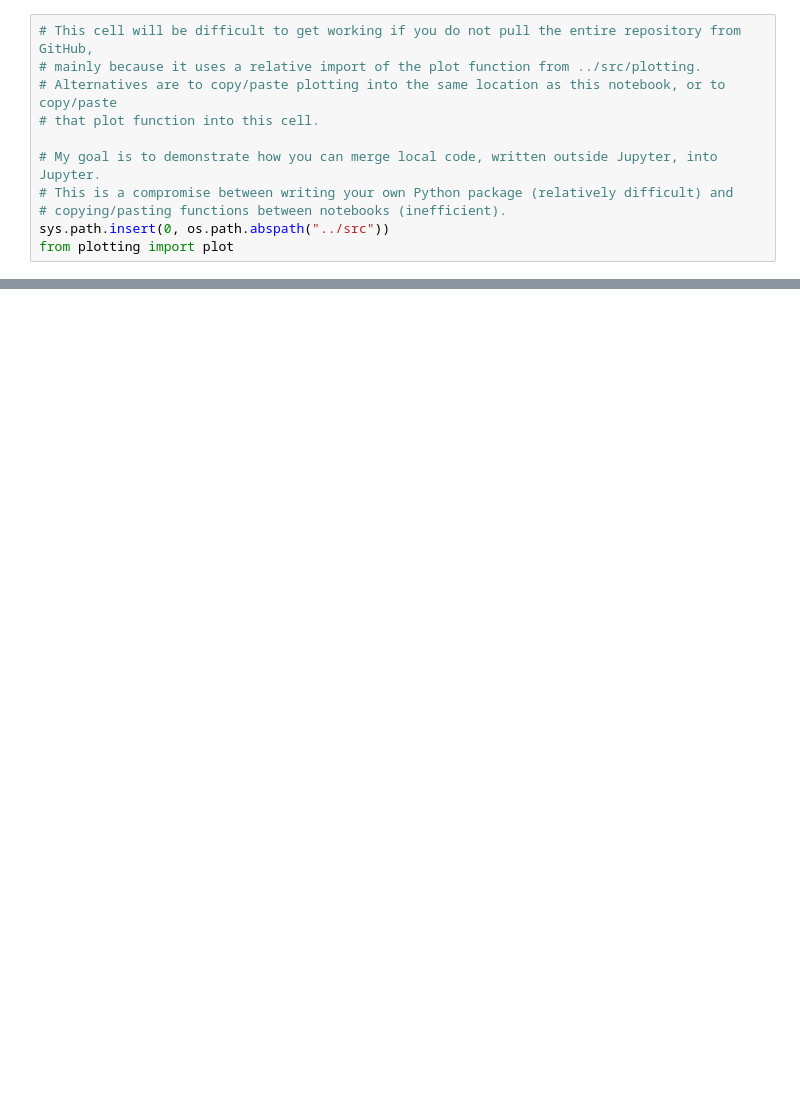
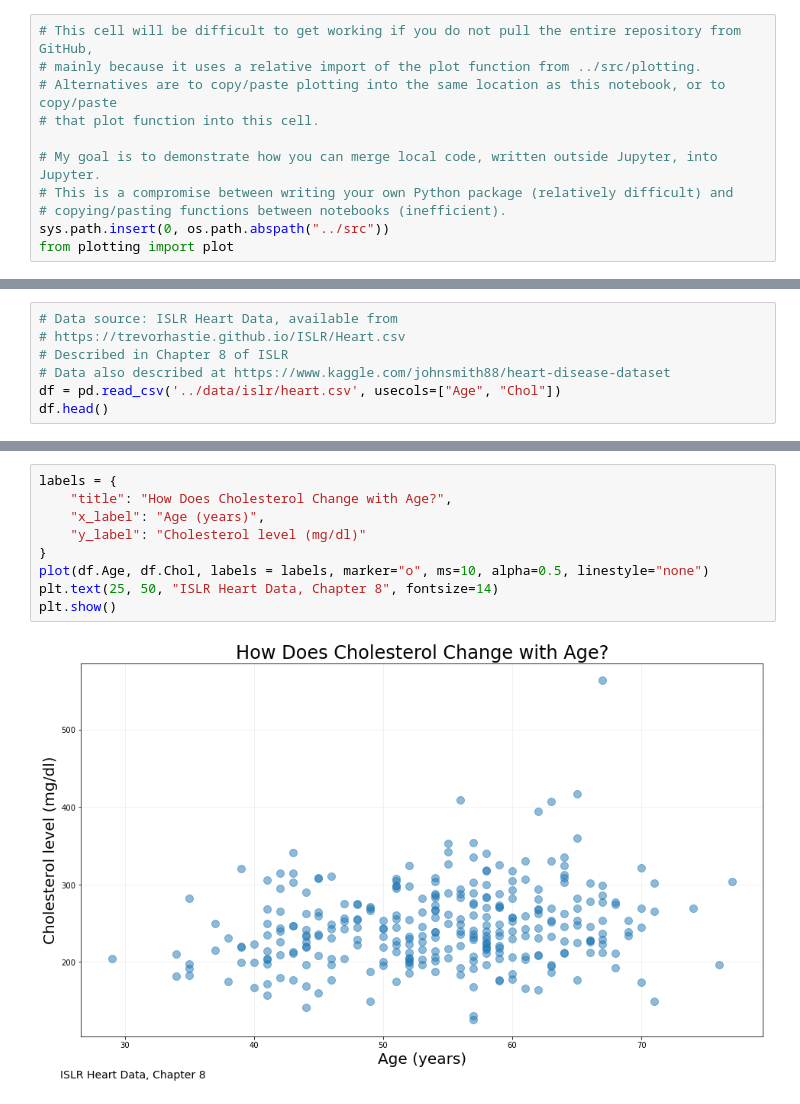
Before and after one commit to danjdrennan/stat654-python, a Jupyter notebook: notebooks/regression.ipynb, the cells around one changed output, grey strips where cells are left out. Drawn from its saved outputs; the diff is of its cells as text; blank space fills up the shorter version.

```diff
--- a/notebooks/regression.ipynb
+++ b/notebooks/regression.ipynb
@@ -51,0 +112,7 @@ from plotting import plot
+# %%
+# Data source: ISLR Heart Data, available from
+# https://trevorhastie.github.io/ISLR/Heart.csv
+# Described in Chapter 8 of ISLR
+# Data also described at https://www.kaggle.com/johnsmith88/heart-disease-dataset
+df = pd.read_csv('../data/islr/heart.csv', usecols=["Age", "Chol"])
+df.head()
@@ -51,0 +126,11 @@ from plotting import plot
+# %%
+labels = {
+    "title": "How Does Cholesterol Change with Age?",
+    "x_label": "Age (years)",
+    "y_label": "Cholesterol level (mg/dl)"
+}
+plot(df.Age, df.Chol, labels = labels, marker="o", ms=10, alpha=0.5, linestyle="none")
+plt.text(25, 50, "ISLR Heart Data, Chapter 8", fontsize=14)
+plt.show()
+# %% [output]
+[figure, added]
```
Also changed, not shown: parts of 18 cells of this notebook.
